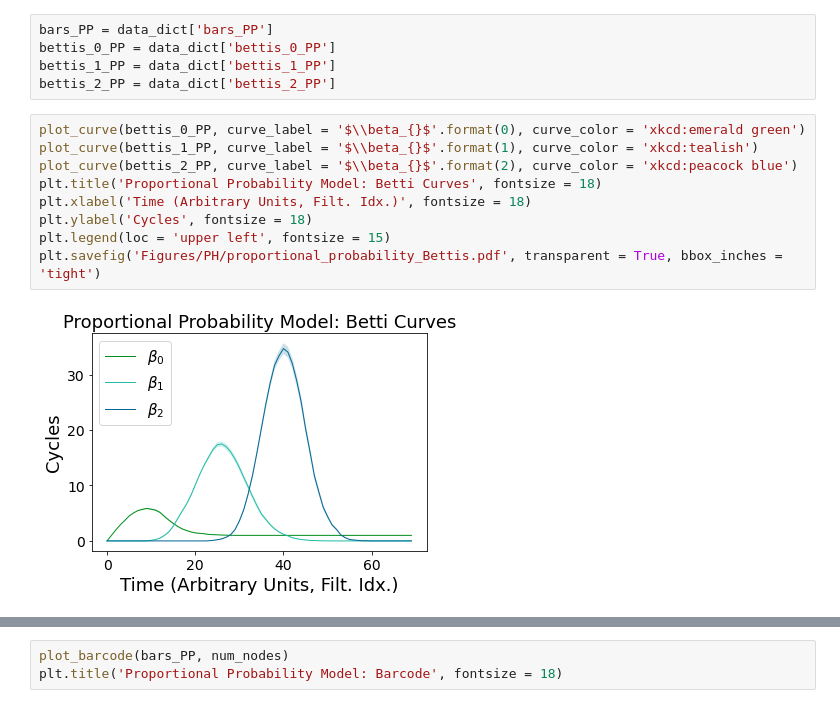
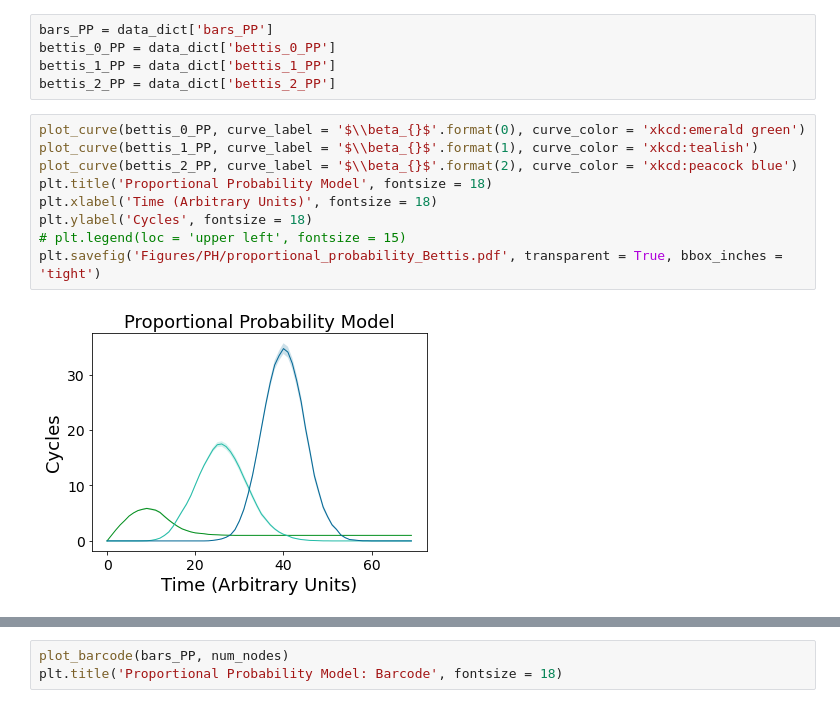
Before and after one commit to spatank/Curiosity, a Jupyter notebook: v8/PH_plotting.ipynb, the cells around one changed output, grey strips where cells are left out. Cells and saved outputs as stored; diff of their text form.

```diff
--- a/v8/PH_plotting.ipynb
+++ b/v8/PH_plotting.ipynb
@@ -689,11 +678,11 @@ bettis_2_PP = data_dict['bettis_2_PP']
 # %%
 plot_curve(bettis_0_PP, curve_label = '$\\beta_{}$'.format(0), curve_color = 'xkcd:emerald green')
 plot_curve(bettis_1_PP, curve_label = '$\\beta_{}$'.format(1), curve_color = 'xkcd:tealish')
 plot_curve(bettis_2_PP, curve_label = '$\\beta_{}$'.format(2), curve_color = 'xkcd:peacock blue')
-plt.title('Proportional Probability Model: Betti Curves', fontsize = 18)
-plt.xlabel('Time (Arbitrary Units, Filt. Idx.)', fontsize = 18)
+plt.title('Proportional Probability Model', fontsize = 18)
+plt.xlabel('Time (Arbitrary Units)', fontsize = 18)
 plt.ylabel('Cycles', fontsize = 18)
-plt.legend(loc = 'upper left', fontsize = 15)
+# plt.legend(loc = 'upper left', fontsize = 15)
 plt.savefig('Figures/PH/proportional_probability_Bettis.pdf', transparent = True, bbox_inches = 'tight')
 # %% [output]
-[figure, old version]
+[figure, new version]
```
Also changed, not shown: parts of 6 cells of this notebook.
